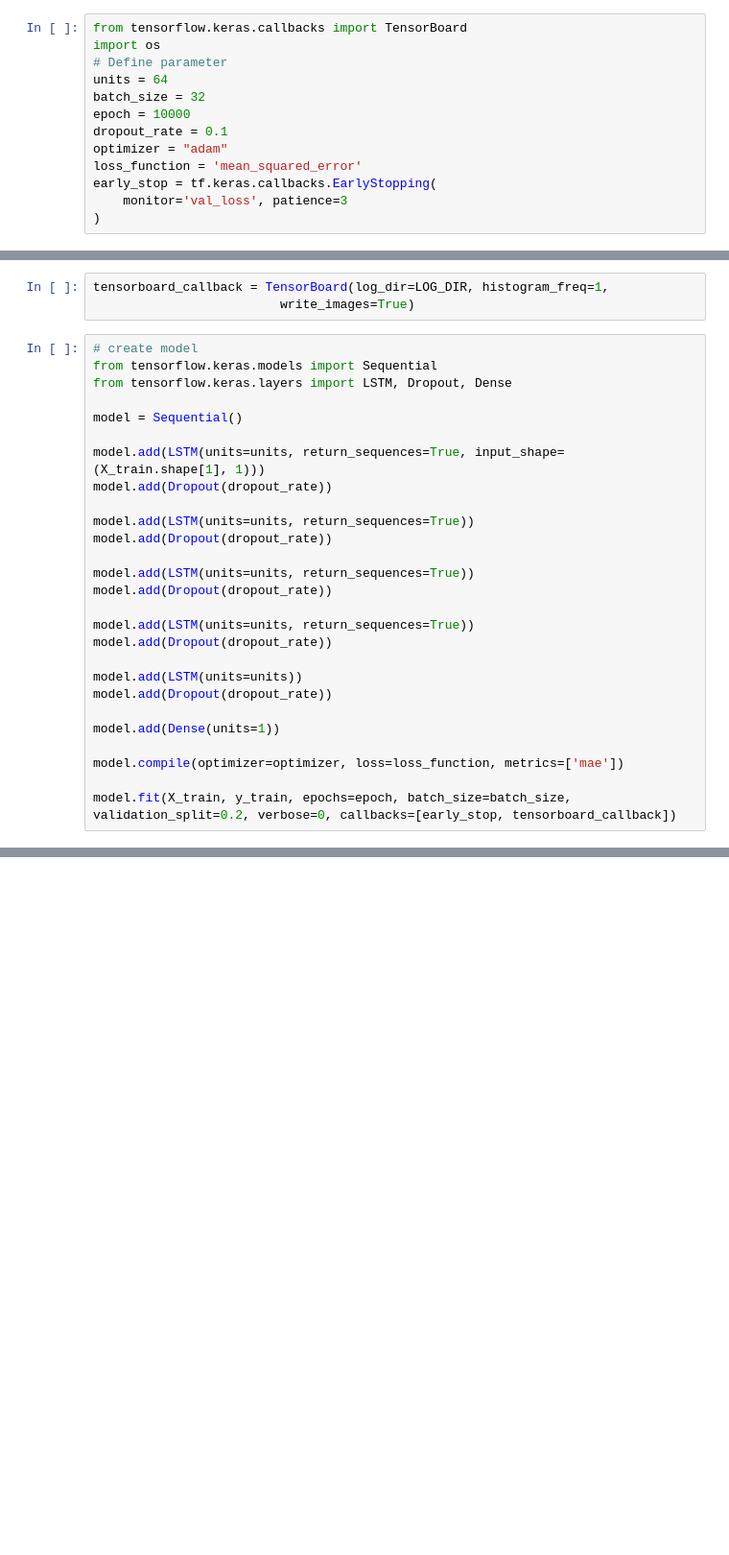
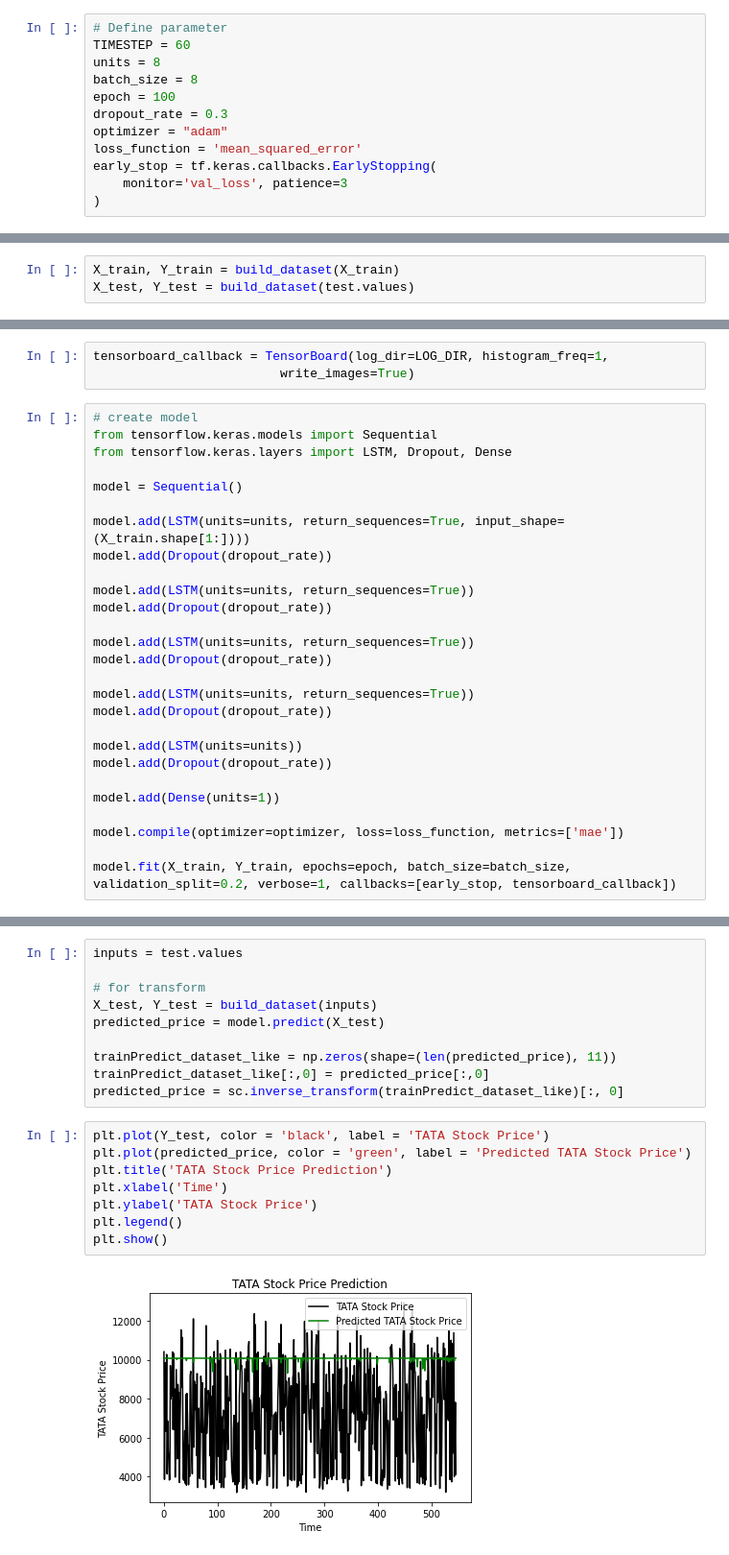
Before and after one commit to atsushii/CryptoCurrencyPortfoilo, a Jupyter notebook: CryptoCurrencyPricePredict.ipynb, the cells around one changed output, grey strips where cells are left out. Shown: that part at 96% size. Cells and saved outputs as stored; diff of their text form; blank space fills up the shorter version.

```diff
--- a/CryptoCurrencyPricePredict.ipynb
+++ b/CryptoCurrencyPricePredict.ipynb
@@ -211,11 +222,10 @@ X_test = np.reshape(X_test, (X_test.shape[0], X_test.shape[1], 1))
 # %%
-from tensorflow.keras.callbacks import TensorBoard
-import os
 # Define parameter
-units = 64
-batch_size = 32
-epoch = 10000
-dropout_rate = 0.1
+TIMESTEP = 60
+units = 8
+batch_size = 8
+epoch = 100
+dropout_rate = 0.3
 optimizer = "adam"
 loss_function = 'mean_squared_error'
 early_stop = tf.keras.callbacks.EarlyStopping(
@@ -223,0 +256,3 @@ early_stop = tf.keras.callbacks.EarlyStopping(
+# %%
+X_train, Y_train = build_dataset(X_train)
+X_test, Y_test = build_dataset(test.values)
@@ -263,7 +306,7 @@ from tensorflow.keras.layers import LSTM, Dropout, Dense
 
 model = Sequential()
 
-model.add(LSTM(units=units, return_sequences=True, input_shape=(X_train.shape[1], 1)))
+model.add(LSTM(units=units, return_sequences=True, input_shape=(X_train.shape[1:])))
 model.add(Dropout(dropout_rate))
 
 model.add(LSTM(units=units, return_sequences=True))
@@ -282,5 +325,5 @@ model.add(Dense(units=1))
 
 model.compile(optimizer=optimizer, loss=loss_function, metrics=['mae'])
 
-model.fit(X_train, y_train, epochs=epoch, batch_size=batch_size, validation_split=0.2, verbose=0, callbacks=[early_stop, tensorboard_callback])
+model.fit(X_train, Y_train, epochs=epoch, batch_size=batch_size, validation_split=0.2, verbose=1, callbacks=[early_stop, tensorboard_callback])
 # %% [output]
@@ -287,0 +348,20 @@ WARNING:tensorflow:Method (on_train_batch_end) is slow compared to the batch upd
+# %%
+inputs = test.values
+
+# for transform
+X_test, Y_test = build_dataset(inputs)
+predicted_price = model.predict(X_test)
+
+trainPredict_dataset_like = np.zeros(shape=(len(predicted_price), 11))
+trainPredict_dataset_like[:,0] = predicted_price[:,0]
+predicted_price = sc.inverse_transform(trainPredict_dataset_like)[:, 0]
+# %%
+plt.plot(Y_test, color = 'black', label = 'TATA Stock Price')
+plt.plot(predicted_price, color = 'green', label = 'Predicted TATA Stock Price')
+plt.title('TATA Stock Price Prediction')
+plt.xlabel('Time')
+plt.ylabel('TATA Stock Price')
+plt.legend()
+plt.show()
+# %% [output]
+[figure, added]
```
Also changed, not shown: parts of 23 cells of this notebook.
